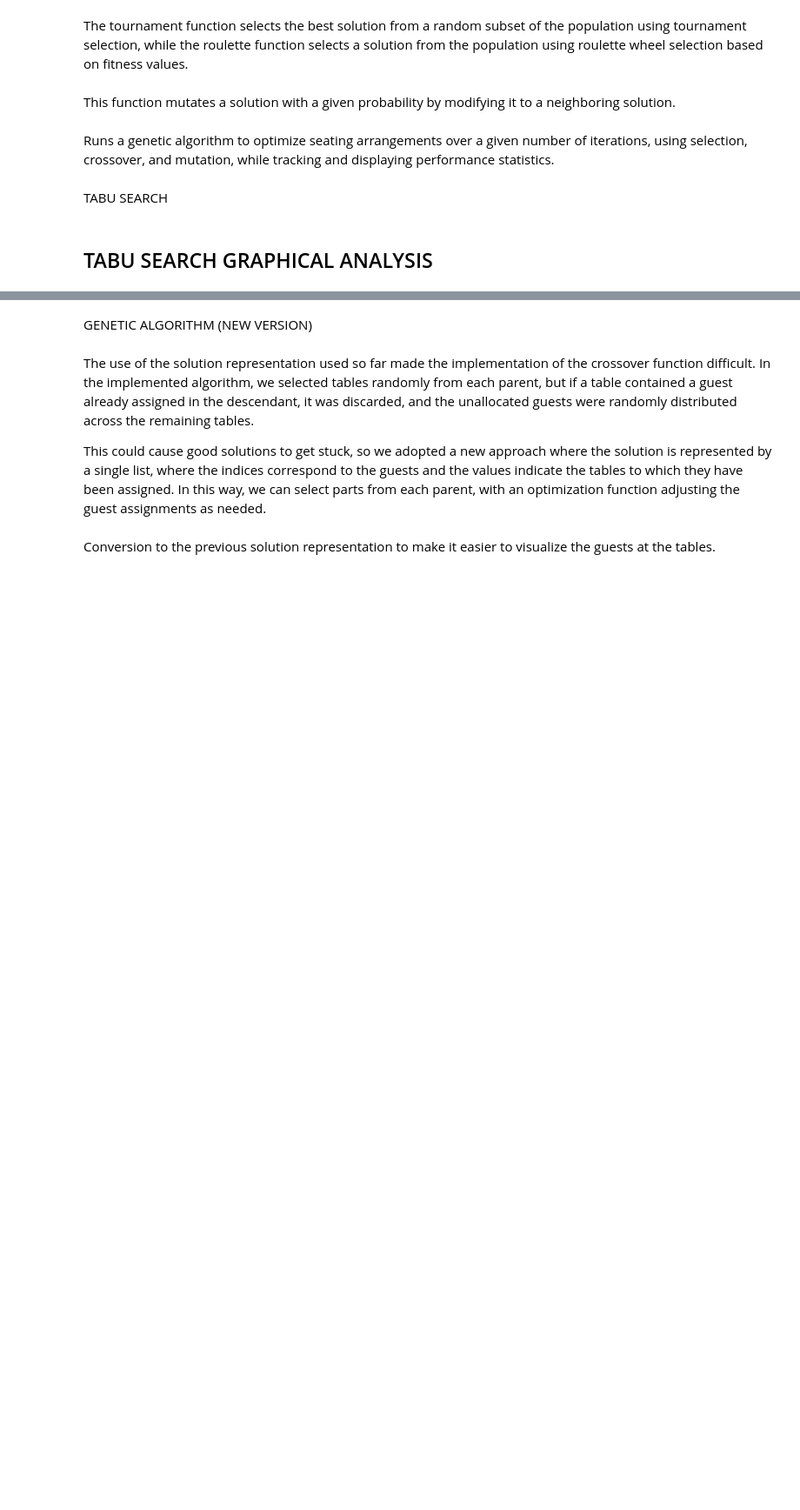
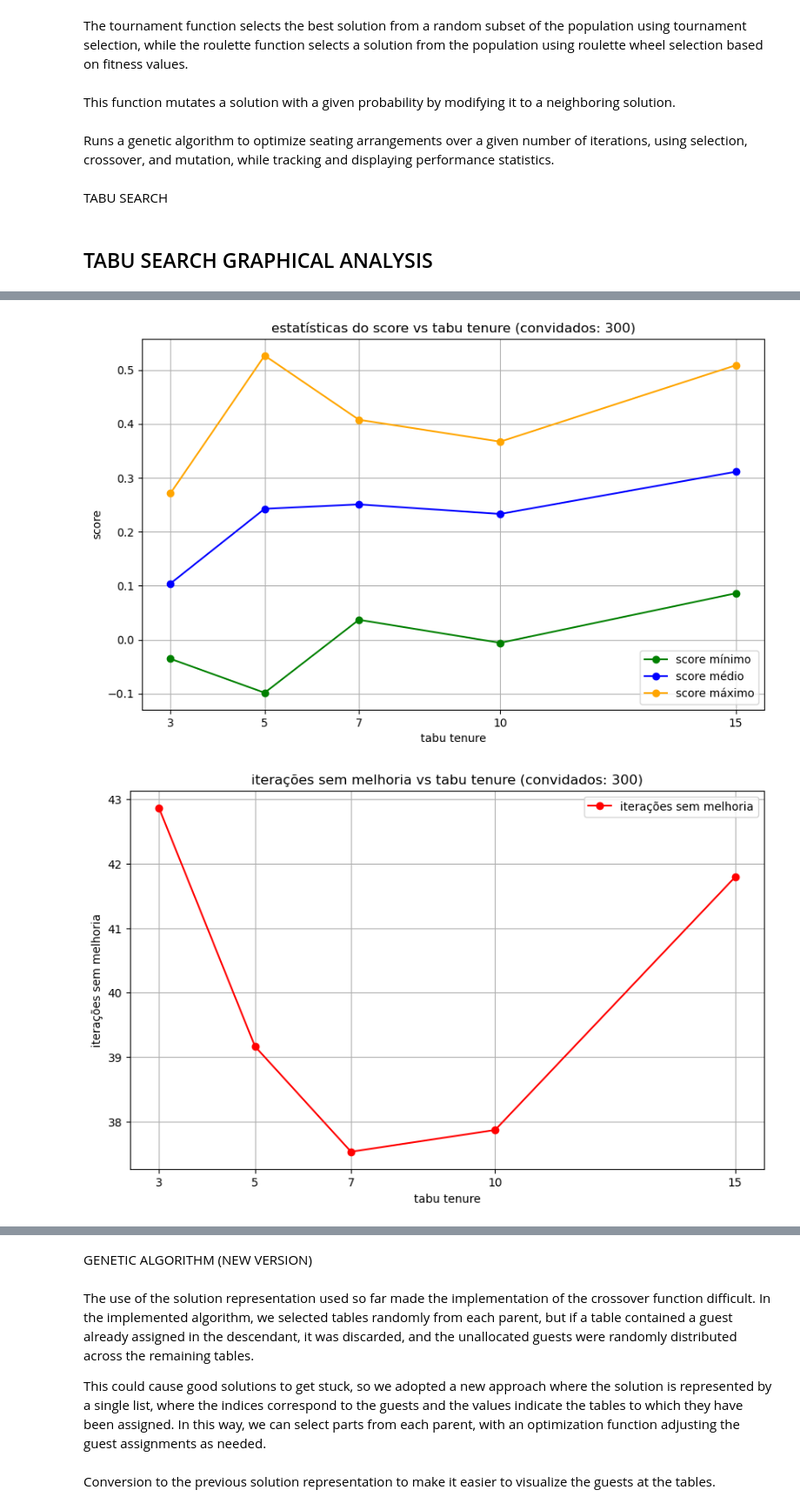
Before and after one commit to Ricardo-Parreira/Wedding_Seating_Problem-AI, a Jupyter notebook: project_notebook.ipynb, the cells around one changed output, grey strips where cells are left out. Shown at 87% size. Cells and saved outputs as stored; diff of their text form; code cells hidden in the pictures; blank space fills up the shorter version.

```diff
--- a/project_notebook.ipynb
+++ b/project_notebook.ipynb
@@ -771,7 +693,7 @@ for guest in guests:
     for run in range(num_runs_per_guest):
         start_time = time.time()
 
-        solution, final_score, avg_no_improve = tabu_search_adv(preferences_300, seats_per_table, max_iterations=10000, tabu_tenure=tabu_tenure)
+        solution, final_score, avg_no_improve = tabu_search_adv(matrix_, seats_per_table, max_iterations=10000, tabu_tenure=tabu_tenure)
 
         end_time = time.time()
 
@@ -789,3 +711,4 @@ plt.ylabel("tempo de execução (segundos)")
 plt.legend()
 plt.grid(True)
 plt.show()
+# %% [output]
@@ -791,0 +732,2 @@ plt.show()
+[figure, added]
+[figure, added]
```
Also changed, not shown: parts of 8 cells of this notebook, 2 other files.
